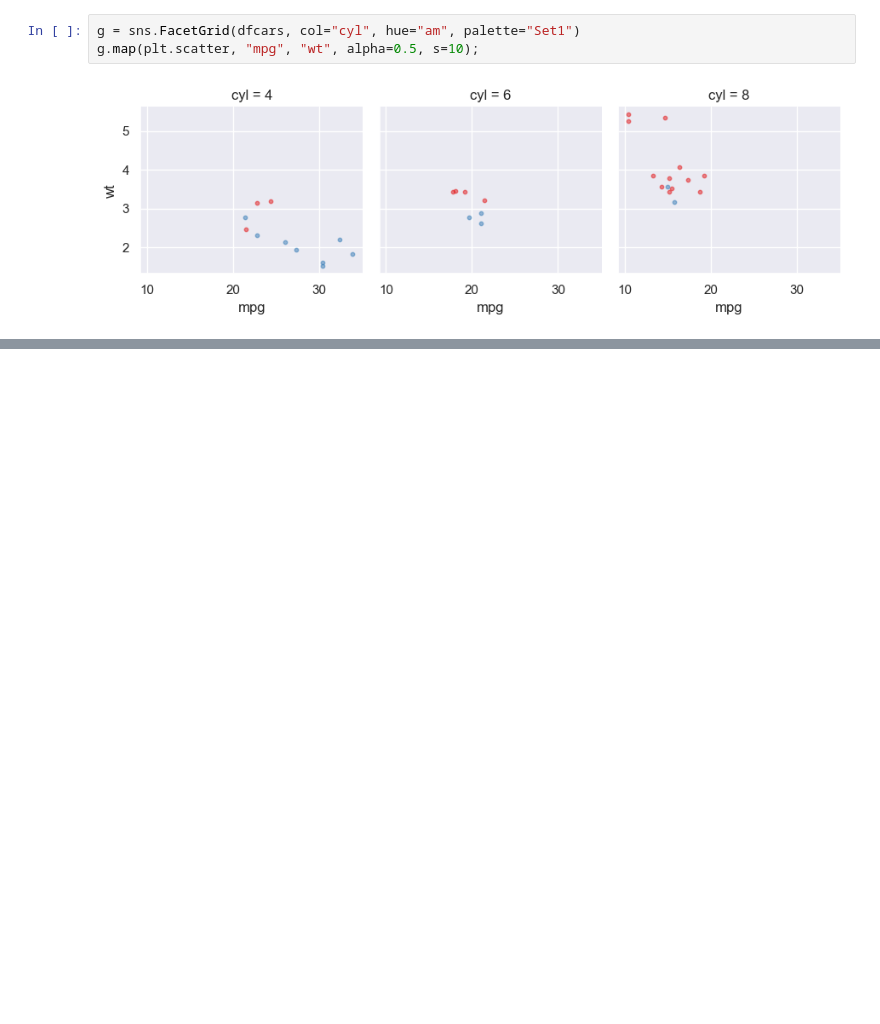
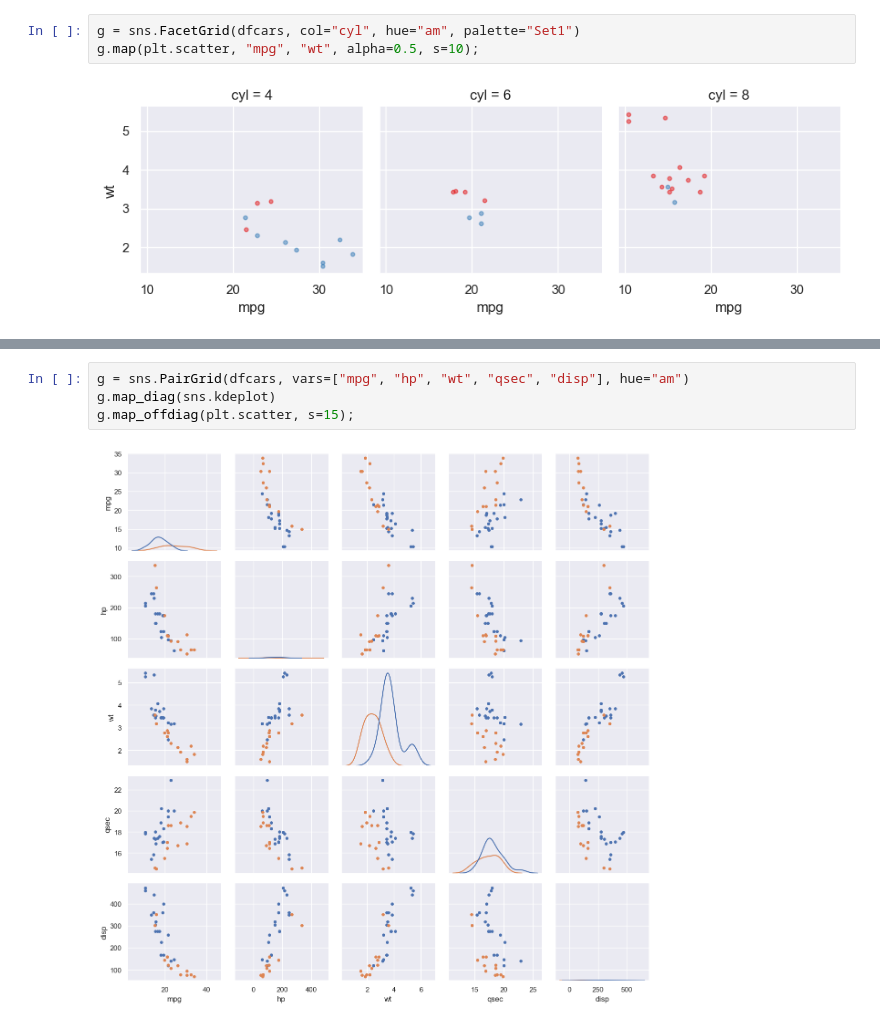
Before and after one commit to crdcamp/lin-reg-application, a Jupyter notebook: references/1_exploratory_data_analysis.ipynb, the cells around one changed output, grey strips where cells are left out. Saved outputs shown, nothing was run; the diff lists cells and outputs as text; blank space fills up the shorter version.

Commit message:
Scatter plot matrix

```diff
--- a/references/1_exploratory_data_analysis.ipynb
+++ b/references/1_exploratory_data_analysis.ipynb
@@ -336,0 +343,6 @@ g.map(plt.scatter, "mpg", "wt", alpha=0.5, s=10);
+# %%
+g = sns.PairGrid(dfcars, vars=["mpg", "hp", "wt", "qsec", "disp"], hue="am")
+g.map_diag(sns.kdeplot)
+g.map_offdiag(plt.scatter, s=15);
+# %% [output]
+[figure, added]
```
Also changed, not shown: parts of 3 cells of this notebook.
